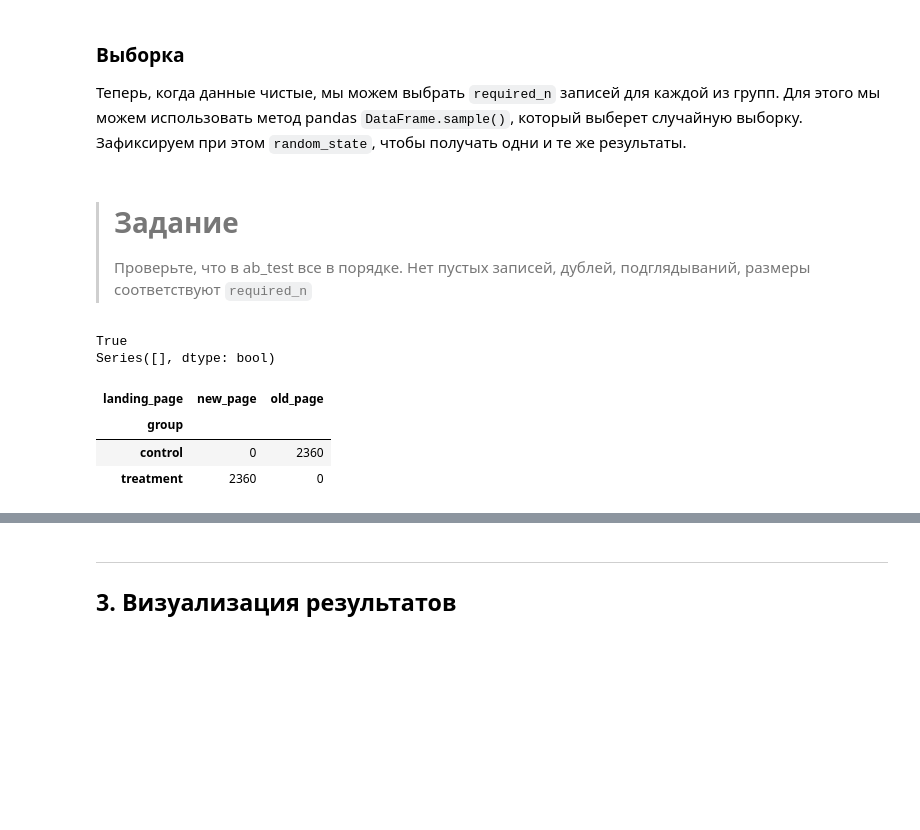
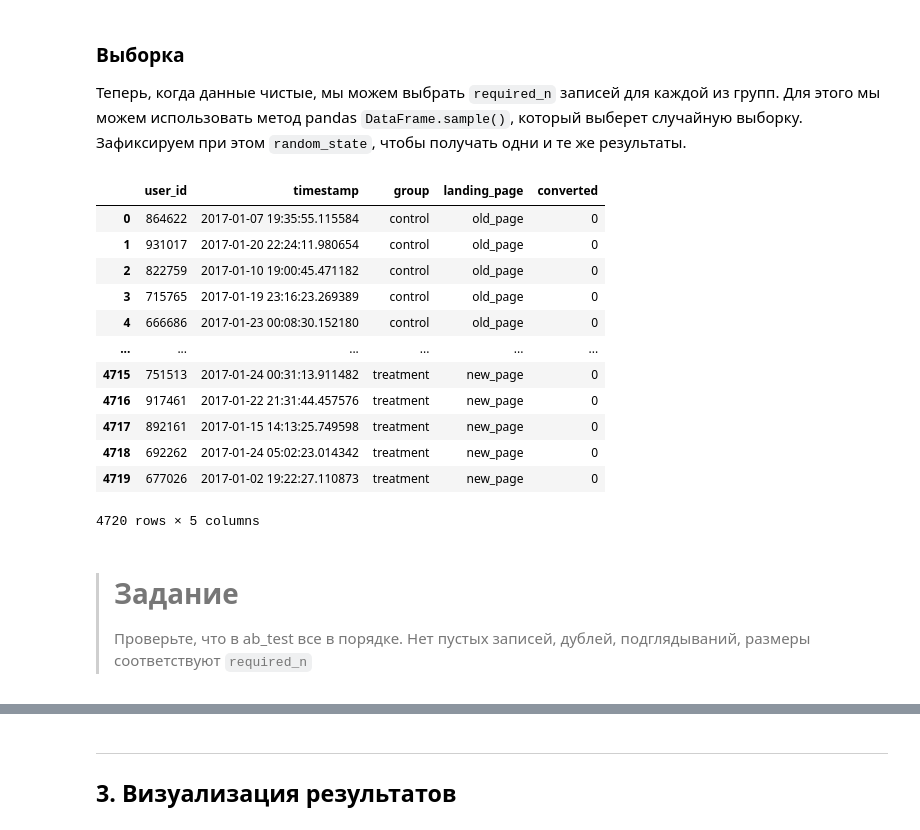
Before and after one commit to kachevskaya/ML, a Jupyter notebook: HW ABTest/ab_testing_student.ipynb, the cells around one changed output, grey strips where cells are left out. Cells and saved outputs as stored; diff of their text form; code cells hidden in the pictures; blank space fills up the shorter version.

```diff
--- a/HW ABTest/ab_testing_student.ipynb
+++ b/HW ABTest/ab_testing_student.ipynb
@@ -479,26 +479,31 @@ print(len(df["user_id"].unique()))
 # %%
 # Сформируем контрольную группу
 import math
 control_sample = df[df['group'] == 'control'].sample(n=math.ceil(required_n)//2, random_state=22)
 
 # Сформируйте целевую группу такого же размера и с тем же random_state
 treatment_sample = df[df['group'] == 'treatment'].sample(n=math.ceil(required_n)//2, random_state=22) # type your code here
 
 # Объединим полученные наборы данных
 ab_test = pd.concat([control_sample, treatment_sample], axis=0)
 ab_test.reset_index(drop=True, inplace=True)
+
+ab_test
+# %% [output]
+|  | user_id | timestamp | group | landing_page | converted |
+| 0 | 864622 | 2017-01-07 19:35:55.115584 | control | old_page | 0 |
+| 1 | 931017 | 2017-01-20 22:24:11.980654 | control | old_page | 0 |
+| 2 | 822759 | 2017-01-10 19:00:45.471182 | control | old_page | 0 |
+| 3 | 715765 | 2017-01-19 23:16:23.269389 | control | old_page | 0 |
+| 4 | 666686 | 2017-01-23 00:08:30.152180 | control | old_page | 0 |
+| ... | ... | ... | ... | ... | ... |
+| 4715 | 751513 | 2017-01-24 00:31:13.911482 | treatment | new_page | 0 |
+| 4716 | 917461 | 2017-01-22 21:31:44.457576 | treatment | new_page | 0 |
+| 4717 | 892161 | 2017-01-15 14:13:25.749598 | treatment | new_page | 0 |
+| 4718 | 692262 | 2017-01-24 05:02:23.014342 | treatment | new_page | 0 |
+| 4719 | 677026 | 2017-01-02 19:22:27.110873 | treatment | new_page | 0 |
+4720 rows × 5 columns
 # %% [markdown]
 > # Задание
 >
 > Проверьте, что в ab_test все в порядке. Нет пустых записей, дублей, подглядываний, размеры соответствуют `required_n`
-# %%
-print(len(ab_test) == math.ceil(required_n))
-print(ab_test.duplicated().loc[ab_test.duplicated() == "True"])
-pd.crosstab(ab_test["group"], ab_test["landing_page"])
-# %% [output]
-True
-Series([], dtype: bool)
-| landing_page | new_page | old_page |
-| group |  |  |
-| control | 0 | 2360 |
-| treatment | 2360 | 0 |
```
Also changed, not shown: parts of 3 cells of this notebook.
